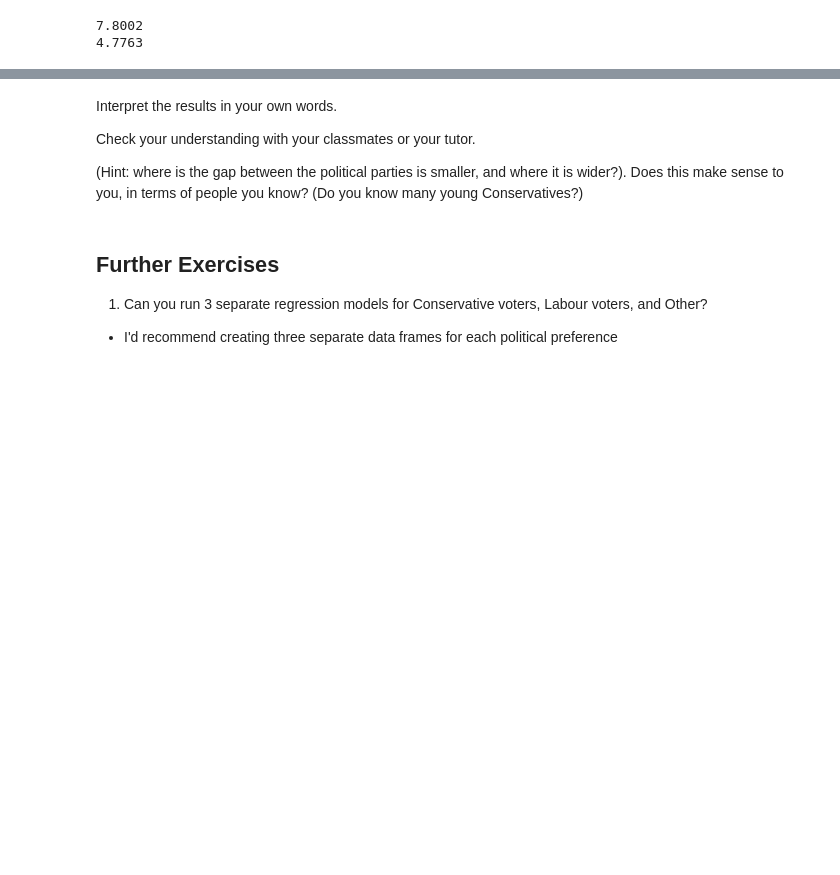
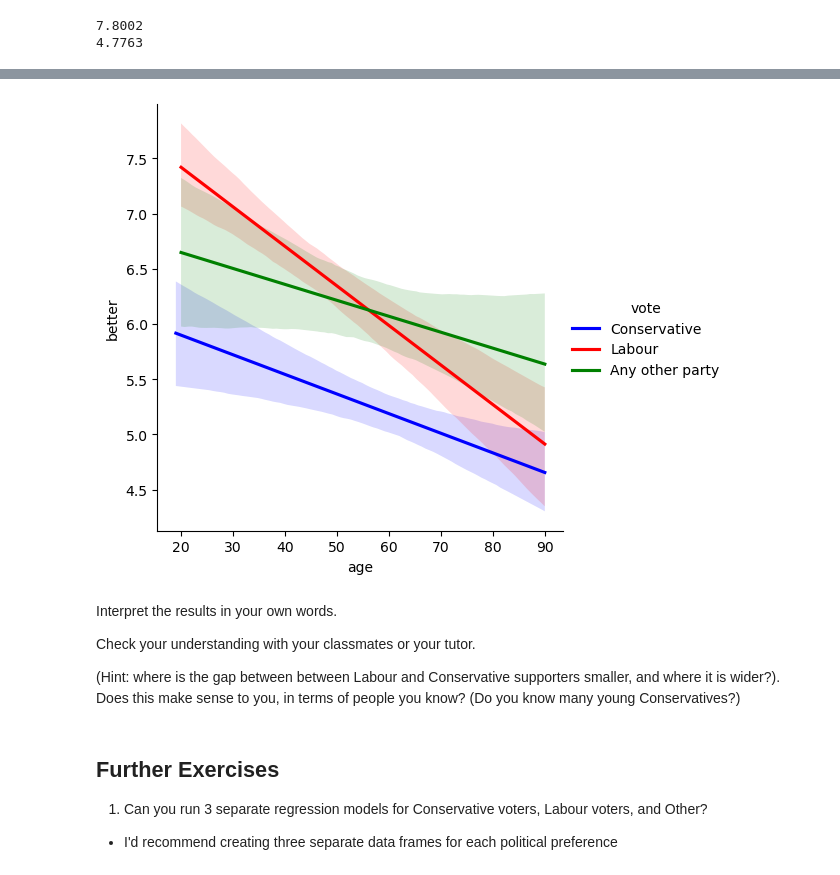
Before and after one commit to jillxoreilly/StatsCourseBook, a Jupyter notebook: _build/jupyter_execute/regression2_TutorialExercises.ipynb, the cells around one changed output, grey strips where cells are left out. Saved outputs shown, nothing was run; the diff lists cells and outputs as text; code cells hidden in the pictures; blank space fills up the shorter version.

```diff
--- a/_build/jupyter_execute/regression2_TutorialExercises.ipynb
+++ b/_build/jupyter_execute/regression2_TutorialExercises.ipynb
@@ -271,9 +279,14 @@ Notes:
+# %%
+sns.lmplot(data=ess, x='age', y='better', hue='vote', scatter=False, palette={'Labour':'r', 'Any other party':'g', 'Conservative':'b'})
+plt.show()
+# %% [output]
+[figure, added]
 # %% [markdown]
 Interpret the results in your own words.
 
 Check your understanding with your classmates or your tutor.
 
-(Hint: where is the gap between the political parties is smaller, and where it is wider?). Does this make sense to you, in terms of people you know? (Do you know many young Conservatives?)
+(Hint: where is the gap between between Labour and Conservative supporters smaller, and where it is wider?). Does this make sense to you, in terms of people you know? (Do you know many young Conservatives?)
 # %% [markdown]
 ## Further Exercises
 
```
Also changed, not shown: parts of 8 cells of this notebook, 22 other files.
